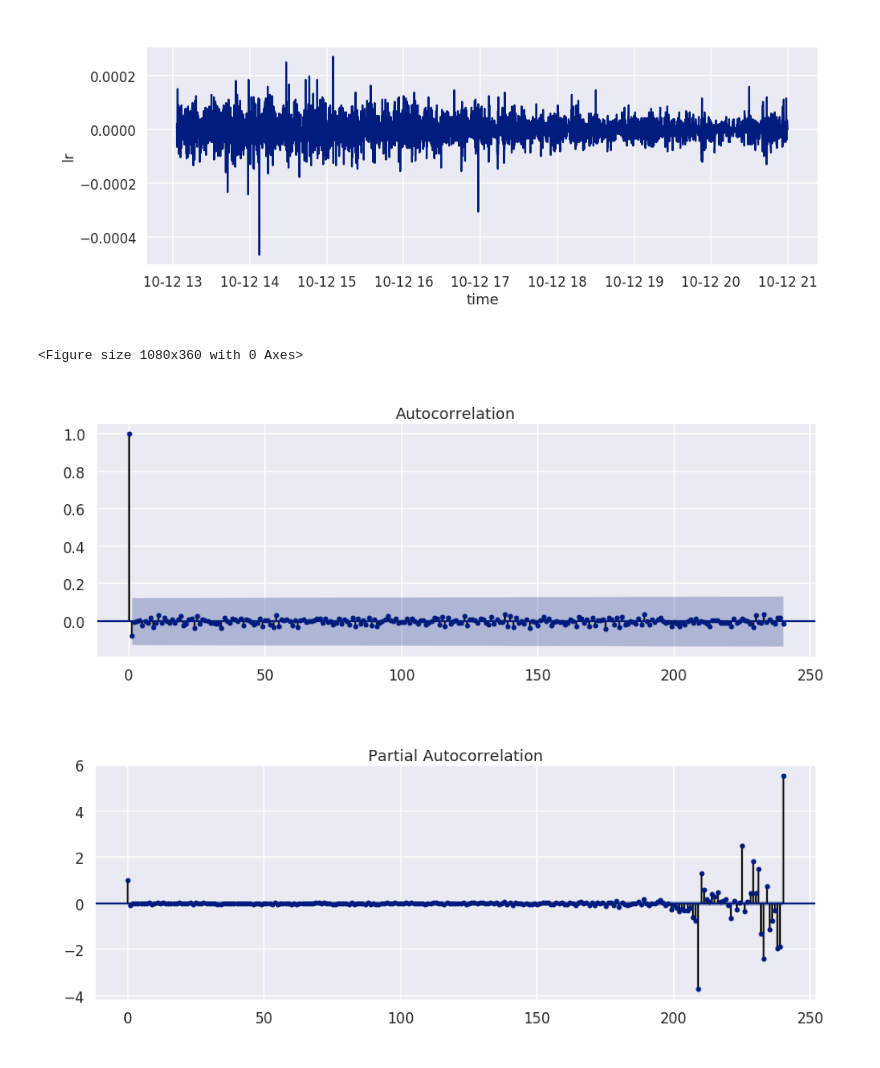
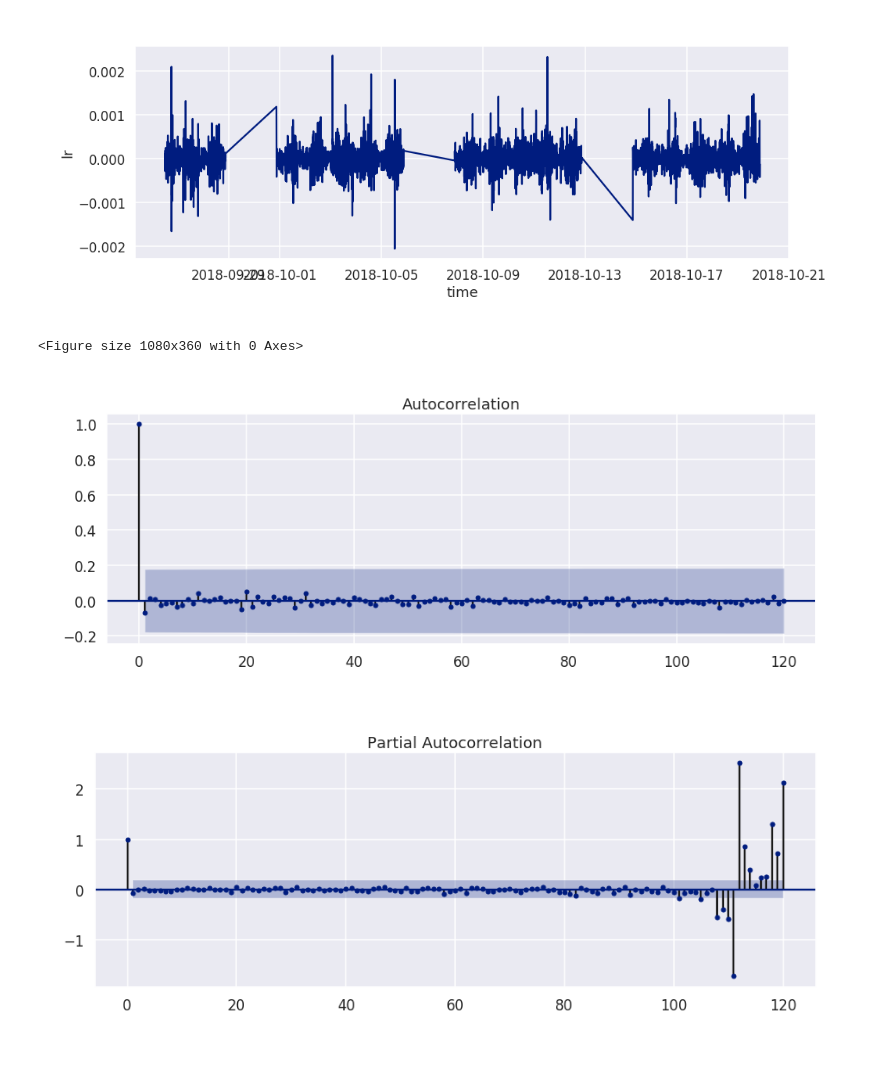
Before and after one commit to dceoy/jupyter-eda-forex, a Jupyter notebook: eda.ipynb, the cells around one changed output. Saved outputs shown, nothing was run; the diff lists cells and outputs as text; code cells hidden in the pictures.

Commit message:
Add forex-dataset

```diff
--- a/eda.ipynb
+++ b/eda.ipynb
@@ -17,14 +17,9 @@ sns.set_palette('dark')
 rcParams['figure.figsize'] = (15, 5)
 rcParams['savefig.pad_inches'] = 0.4
 
-df_all = pd.concat([
-    pd.read_csv('input/candle.{}.csv'.format(i)).assign(instrument=i, time=lambda d: pd.to_datetime(d['time']))
-    for i in ['EUR_USD', 'USD_JPY', 'GBP_USD', 'AUD_USD']
-]).set_index(['instrument', 'time'])
-df_eur_usd = df_all.reset_index().pipe(
-    lambda d: d[d.instrument == 'EUR_USD']
-).assign(mid=lambda d: (d.closeAsk + d.closeBid) / 2)
-df_lr = df_eur_usd.assign(
+df_lr = pd.read_csv('forex-dataset/candle.M5.EUR_USD.csv').assign(
+    time=lambda d: pd.to_datetime(d['time']), mid=lambda d: (d.closeAsk + d.closeBid) / 2
+).assign(
     lr=lambda d: np.log(d.mid).diff()
 )
 # %%
@@ -34,18 +29,18 @@ g1 = sns.lineplot(x='time', y='mid', data=df_lr)
 # %%
 g2 = sns.lineplot(x='time', y='lr', data=df_lr)
 # %% [output]
-[figure, old version]
+[figure, new version]
 # %%
-n_lags = 240
+n_lags = 120
 lr = df_lr.lr.dropna()
 acf = sm.tsa.stattools.acf(lr, nlags=n_lags)
 pacf = sm.tsa.stattools.pacf(lr, nlags=n_lags, method='ols')
 g2 = plt.figure()
 ax1 = g2.add_subplot()
 g2 = sm.graphics.tsa.plot_acf(acf, lags=n_lags, ax=ax1)
 ax2 = g2.add_subplot()
 g2 = sm.graphics.tsa.plot_pacf(pacf, lags=n_lags, ax=ax2)
 # %% [output]
 <Figure size 1080x360 with 0 Axes>
-[figure, old version]
+[figure, new version]
-[figure, old version]
+[figure, new version]
```
Also changed, not shown: parts of 1 cell of this notebook, 1 other file.
